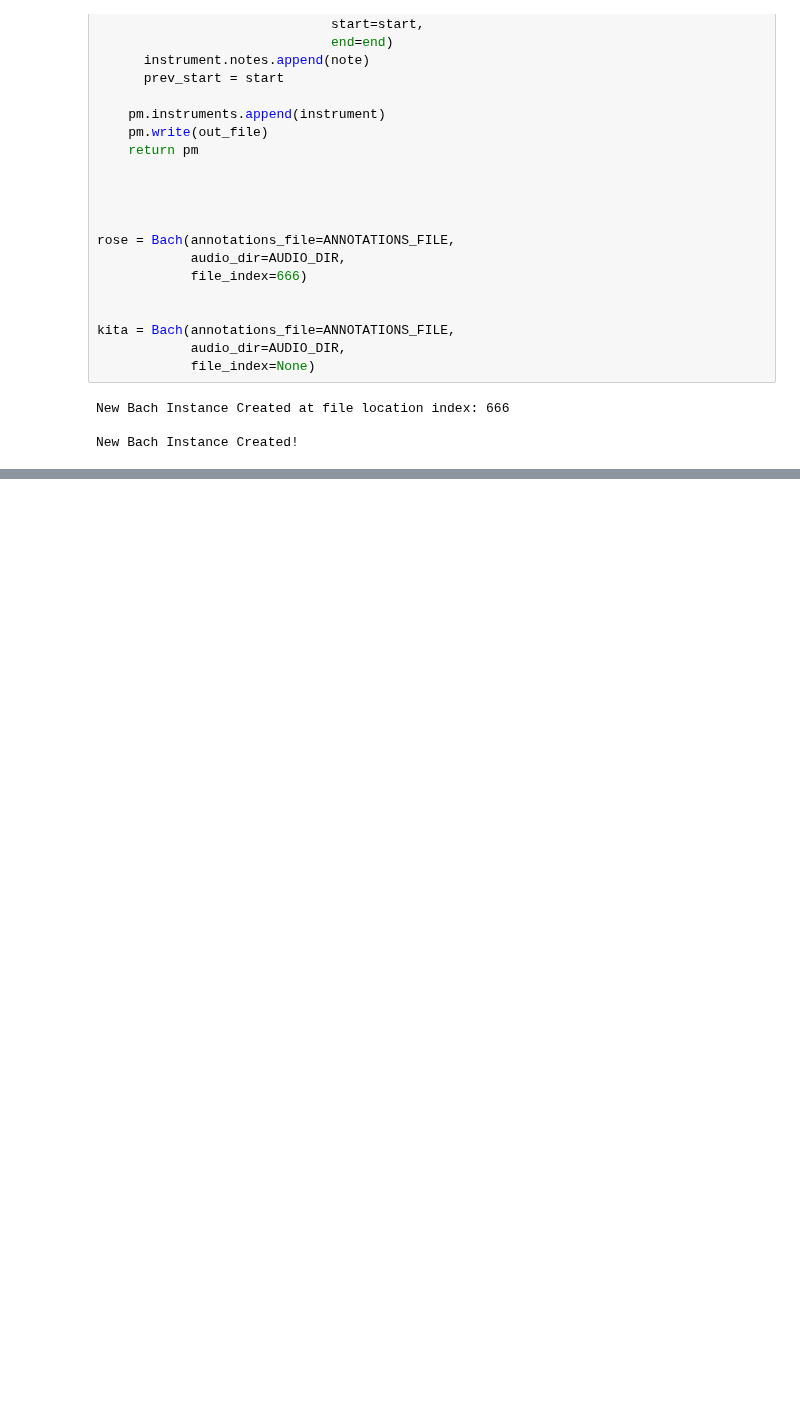
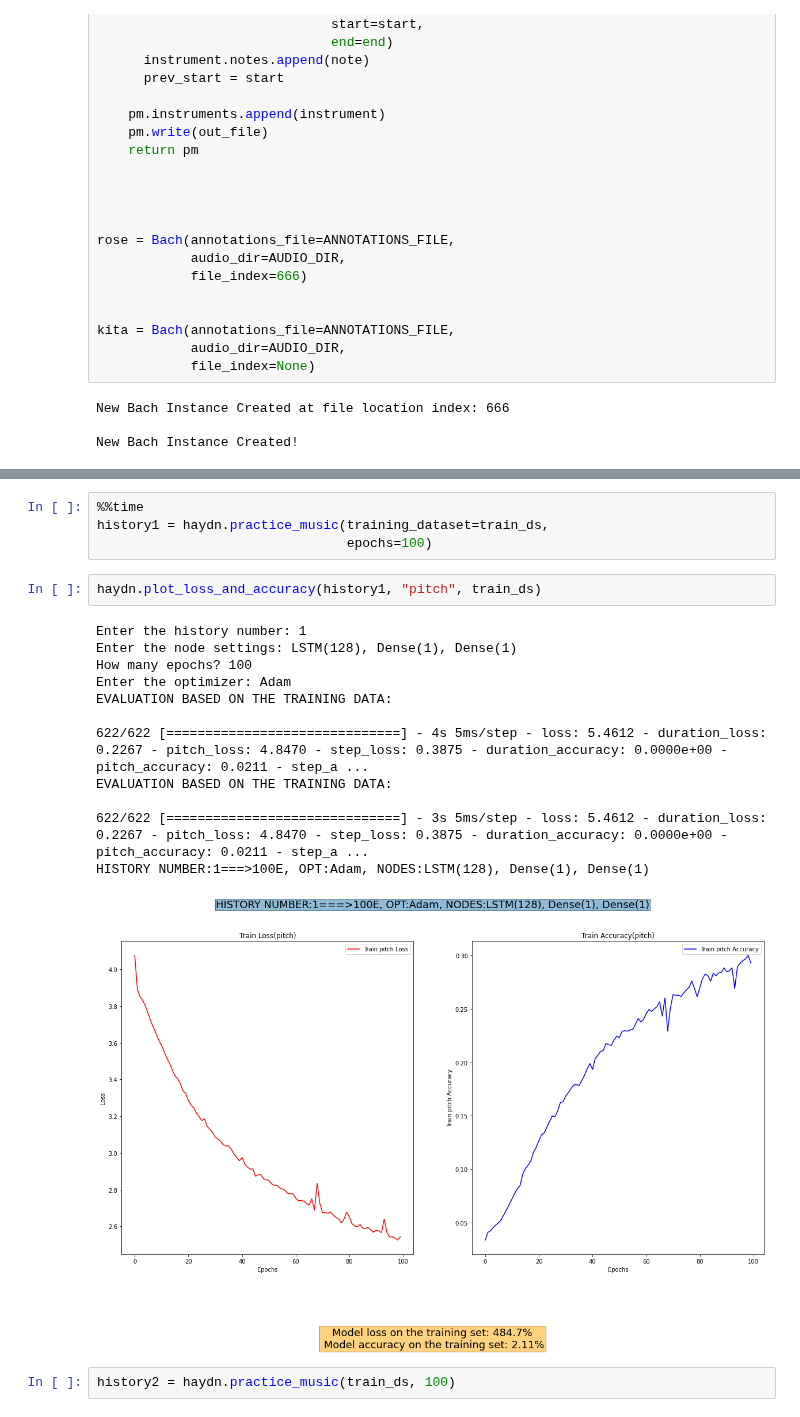
Before and after one commit to spaceBearAmadeus/OUTDATED-studentNeedsNavigator, a Jupyter notebook: ROSE_Composer.ipynb, the cells around one changed output, grey strips where cells are left out. Cells and saved outputs as stored; diff of their text form; blank space fills up the shorter version.

```diff
--- a/ROSE_Composer.ipynb
+++ b/ROSE_Composer.ipynb
@@ -467,0 +675,21 @@ Sequence Map:
+# %%
+%%time
+history1 = haydn.practice_music(training_dataset=train_ds,
+                                epochs=100)
+# %%
+haydn.plot_loss_and_accuracy(history1, "pitch", train_ds)
+# %% [output]
+Enter the history number: 1
+Enter the node settings: LSTM(128), Dense(1), Dense(1)
+How many epochs? 100
+Enter the optimizer: Adam
+EVALUATION BASED ON THE TRAINING DATA:
+
+622/622 [==============================] - 4s 5ms/step - loss: 5.4612 - duration_loss: 0.2267 - pitch_loss: 4.8470 - step_loss: 0.3875 - duration_accuracy: 0.0000e+00 - pitch_accuracy: 0.0211 - step_a ...
+EVALUATION BASED ON THE TRAINING DATA:
+
+622/622 [==============================] - 3s 5ms/step - loss: 5.4612 - duration_loss: 0.2267 - pitch_loss: 4.8470 - step_loss: 0.3875 - duration_accuracy: 0.0000e+00 - pitch_accuracy: 0.0211 - step_a ...
+HISTORY NUMBER:1===>100E, OPT:Adam, NODES:LSTM(128), Dense(1), Dense(1)
+[figure, added]
+# %%
+history2 = haydn.practice_music(train_ds, 100)
```
Also changed, not shown: parts of 18 cells of this notebook.
